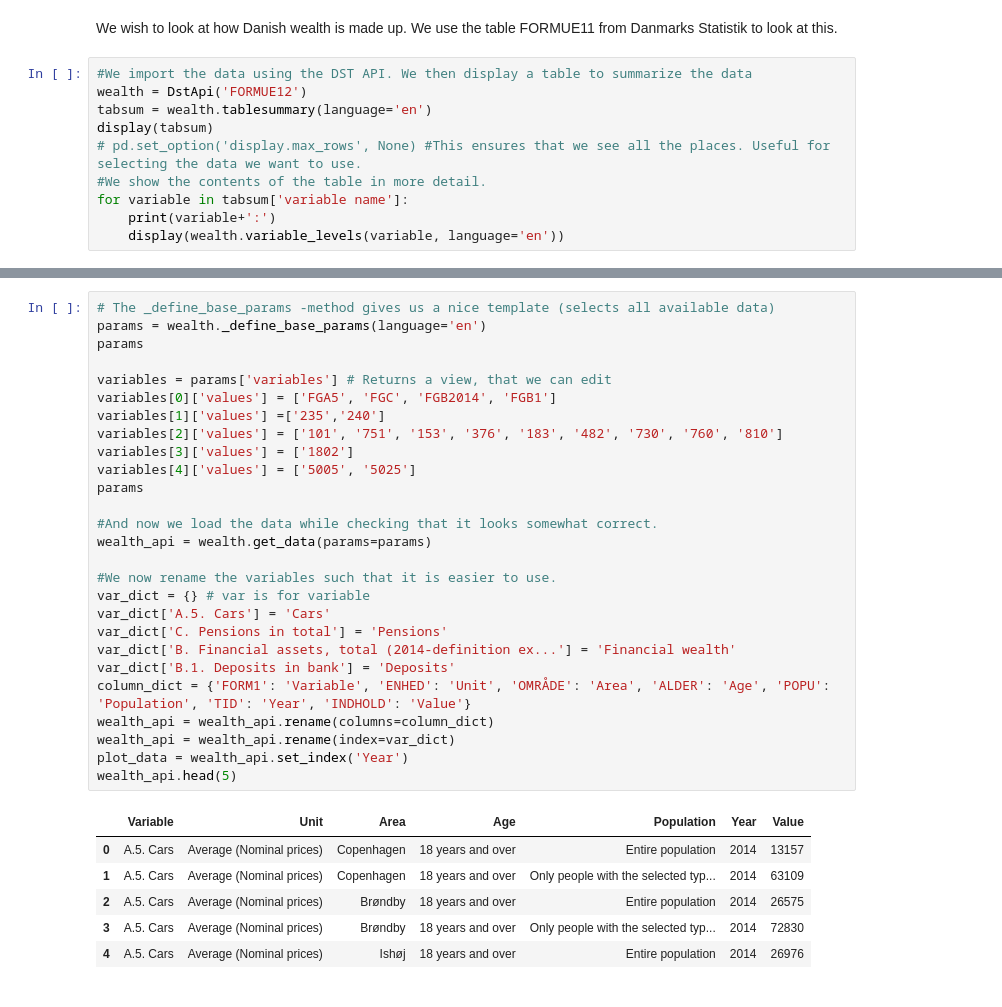
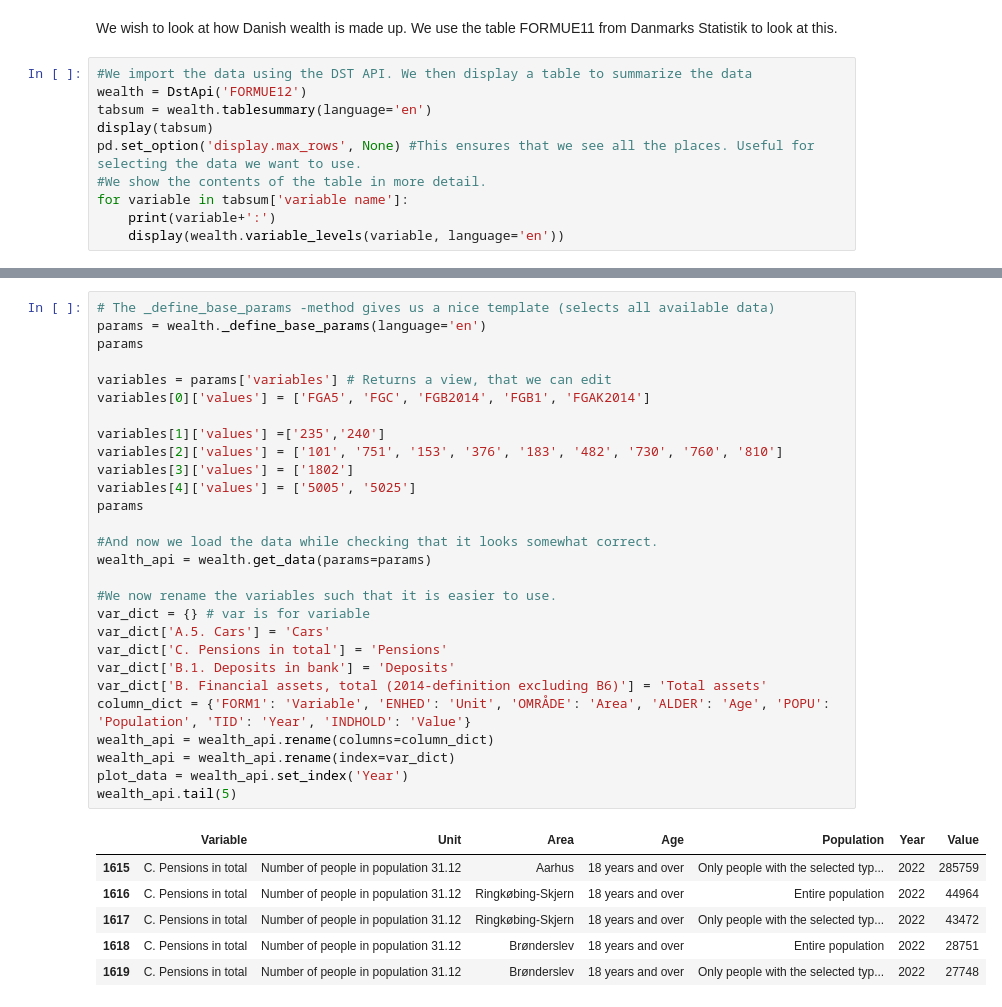
Before and after one commit to NumEconCopenhagen/projects-2024-frederik, a Jupyter notebook: dataproject/APIData.ipynb, the cells around one changed output, grey strips where cells are left out. Drawn from its saved outputs; the diff is of its cells as text.

```diff
--- a/dataproject/APIData.ipynb
+++ b/dataproject/APIData.ipynb
@@ -16,7 +16,7 @@ We wish to look at how Danish wealth is made up. We use the table FORMUE11 from
 wealth = DstApi('FORMUE12')
 tabsum = wealth.tablesummary(language='en')
 display(tabsum)
-# pd.set_option('display.max_rows', None) #This ensures that we see all the places. Useful for selecting the data we want to use.
+pd.set_option('display.max_rows', None) #This ensures that we see all the places. Useful for selecting the data we want to use.
 #We show the contents of the table in more detail.
 for variable in tabsum['variable name']:
     print(variable+':')
@@ -86,37 +103,38 @@ POPU:
 # %%
 # The _define_base_params -method gives us a nice template (selects all available data)
 params = wealth._define_base_params(language='en')
 params
 
 variables = params['variables'] # Returns a view, that we can edit
-variables[0]['values'] = ['FGA5', 'FGC', 'FGB2014', 'FGB1']
+variables[0]['values'] = ['FGA5', 'FGC', 'FGB2014', 'FGB1', 'FGAK2014']
+
 variables[1]['values'] =['235','240']
 variables[2]['values'] = ['101', '751', '153', '376', '183', '482', '730', '760', '810']
 variables[3]['values'] = ['1802']
 variables[4]['values'] = ['5005', '5025']
 params
 
 #And now we load the data while checking that it looks somewhat correct.
 wealth_api = wealth.get_data(params=params)
 
 #We now rename the variables such that it is easier to use.
 var_dict = {} # var is for variable
 var_dict['A.5. Cars'] = 'Cars'
 var_dict['C. Pensions in total'] = 'Pensions'
-var_dict['B. Financial assets, total (2014-definition ex...'] = 'Financial wealth'
 var_dict['B.1. Deposits in bank'] = 'Deposits'
+var_dict['B. Financial assets, total (2014-definition excluding B6)'] = 'Total assets'
 column_dict = {'FORM1': 'Variable', 'ENHED': 'Unit', 'OMRÅDE': 'Area', 'ALDER': 'Age', 'POPU': 'Population', 'TID': 'Year', 'INDHOLD': 'Value'}
 wealth_api = wealth_api.rename(columns=column_dict)
 wealth_api = wealth_api.rename(index=var_dict)
 plot_data = wealth_api.set_index('Year')
-wealth_api.head(5)
+wealth_api.tail(5)
 # %% [output]
 |  | Variable | Unit | Area | Age | Population | Year | Value |
-| 0 | A.5. Cars | Average (Nominal prices) | Copenhagen | 18 years and over | Entire population | 2014 | 13157 |
-| 1 | A.5. Cars | Average (Nominal prices) | Copenhagen | 18 years and over | Only people with the selected typ... | 2014 | 63109 |
-| 2 | A.5. Cars | Average (Nominal prices) | Brøndby | 18 years and over | Entire population | 2014 | 26575 |
-| 3 | A.5. Cars | Average (Nominal prices) | Brøndby | 18 years and over | Only people with the selected typ... | 2014 | 72830 |
-| 4 | A.5. Cars | Average (Nominal prices) | Ishøj | 18 years and over | Entire population | 2014 | 26976 |
+| 1615 | C. Pensions in total | Number of people in population 31.12 | Aarhus | 18 years and over | Only people with the selected typ... | 2022 | 285759 |
+| 1616 | C. Pensions in total | Number of people in population 31.12 | Ringkøbing-Skjern | 18 years and over | Entire population | 2022 | 44964 |
+| 1617 | C. Pensions in total | Number of people in population 31.12 | Ringkøbing-Skjern | 18 years and over | Only people with the selected typ... | 2022 | 43472 |
+| 1618 | C. Pensions in total | Number of people in population 31.12 | Brønderslev | 18 years and over | Entire population | 2022 | 28751 |
+| 1619 | C. Pensions in total | Number of people in population 31.12 | Brønderslev | 18 years and over | Only people with the selected typ... | 2022 | 27748 |
 # %%
 # Calculate the ratio of people with cars to people without cars
 ratio = plot_data[plot_data['Variable'] == 'A.5. Cars']['Value'] / plot_data[plot_data['Variable'] != 'A.5. Cars']['Value']
```
Also changed, not shown: parts of 4 cells of this notebook.
